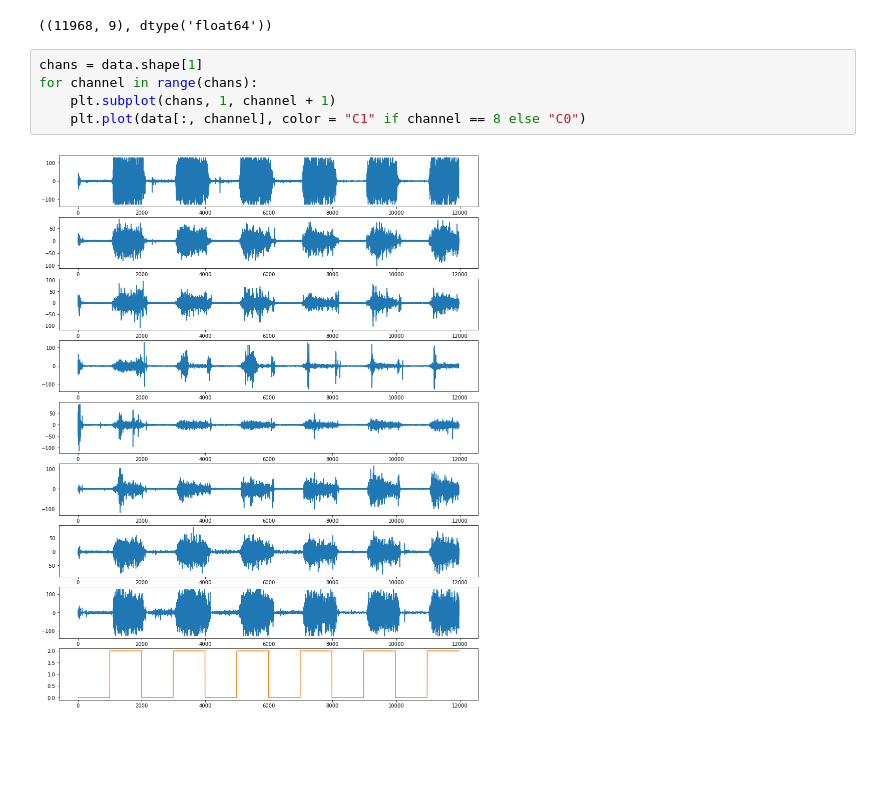
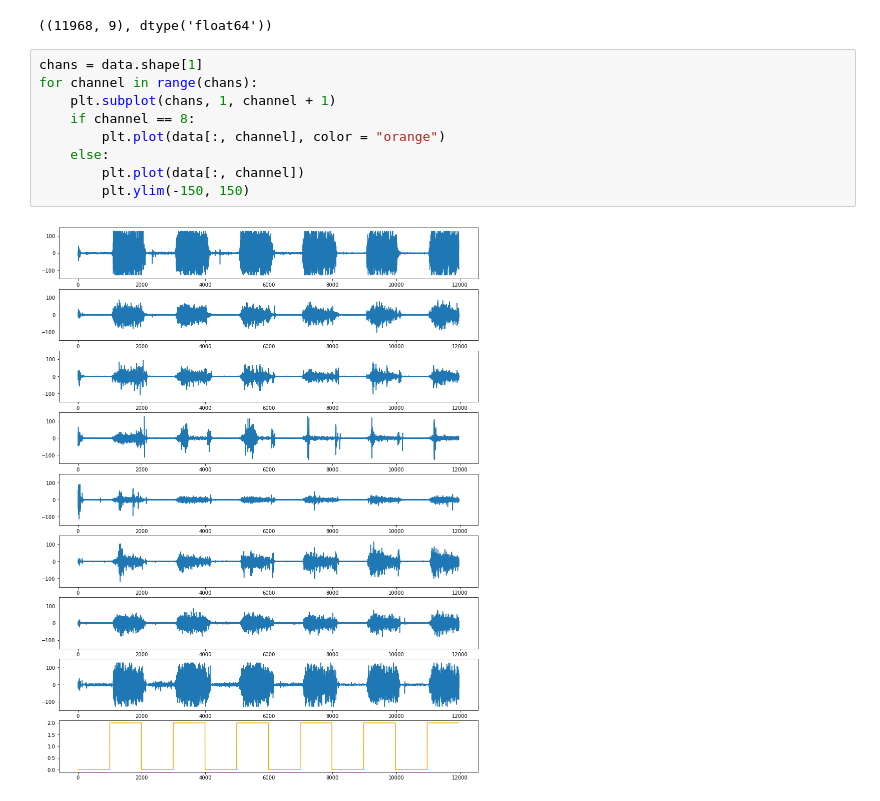
Before and after one commit to aljazfrancic/myo-readings-dataset, a Jupyter notebook: load-example/load-example.ipynb, the cells around one changed output. Drawn from its saved outputs; the diff is of its cells as text; blank space fills up the shorter version.

Commit message:
Forgot ylim

```diff
--- a/load-example/load-example.ipynb
+++ b/load-example/load-example.ipynb
@@ -10,7 +10,11 @@ data.shape, data.dtype
 # %%
 chans = data.shape[1]
 for channel in range(chans):
     plt.subplot(chans, 1, channel + 1)
-    plt.plot(data[:, channel], color = "C1" if channel == 8 else "C0")
+    if channel == 8:
+        plt.plot(data[:, channel], color = "orange")
+    else:
+        plt.plot(data[:, channel])
+        plt.ylim(-150, 150)
 # %% [output]
-[figure, old version]
+[figure, new version]
```
